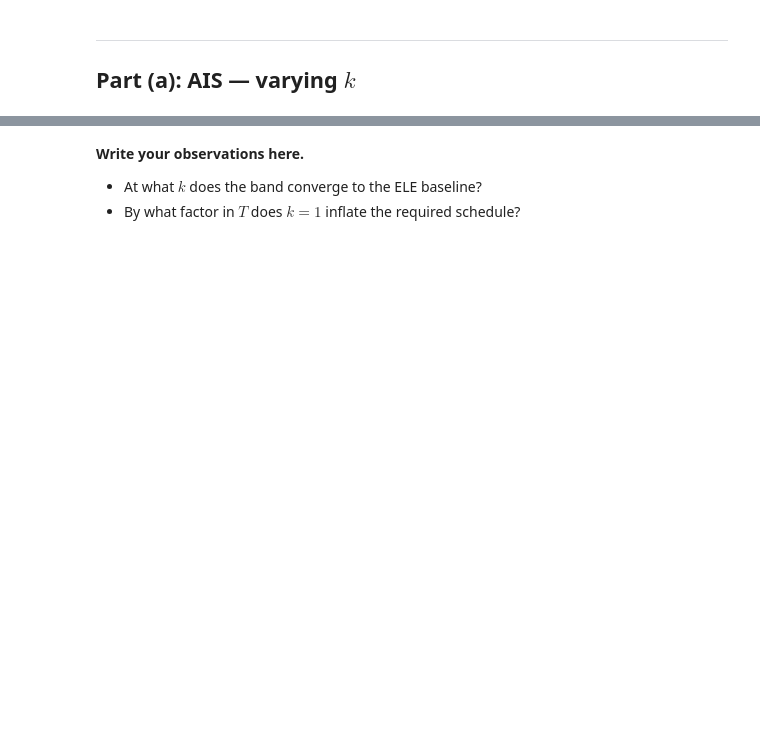
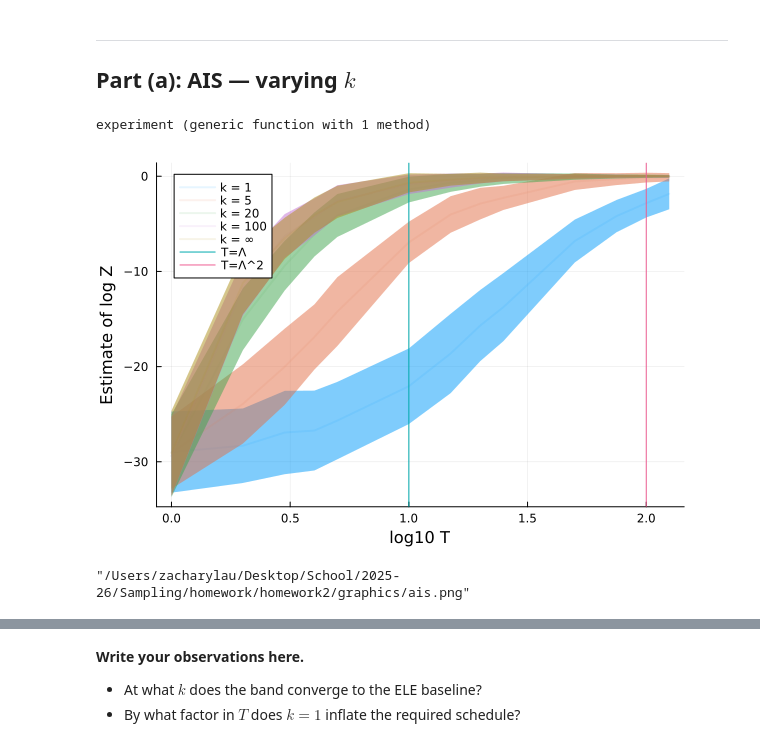
Before and after one commit to zach-lau/STAT547E-Homework, a Jupyter notebook: homework2/assignment2_template.ipynb, the cells around one changed output, grey strips where cells are left out. Drawn from its saved outputs; the diff is of its cells as text; code cells hidden in the pictures; blank space fills up the shorter version.

Commit message:
Finish homework 2

```diff
--- a/homework2/assignment2_template.ipynb
+++ b/homework2/assignment2_template.ipynb
@@ -201,3 +112,71 @@ const M_REP = 20   # 20 replicates — enough to see the band shape
 # %% [markdown]
 ---
 ## Part (a): AIS — varying $k$
+# %%
+ks  = [1, 5, 20, 100]
+N = 100
+μ = 10
+σ_prop = 0.5
+seed = 42
+# From previous work we know Λ is 10, thus we don't really need
+# that many levels
+T_grid = [1, 2, 3, 4, 5, 10, 15, 20, 25, 50, 75, 100, 125]
+
+function experiment(rwm_func, ele_func)
+    all_means = []
+    all_stds = []
+    labels = []
+
+    # Finite walk RWM
+    for k in ks
+        est_fn(T) = rwm_func(μ, T, N, k, σ_prop; rng=Random.default_rng(seed))
+        means, stds = logz_stats(est_fn, T_grid, M_REP)
+        push!(all_means, means)
+        push!(all_stds, stds)
+        push!(labels, "k = $k")
+    end
+
+    # Compute ELE estimate
+    est_ele(T) = ele_func(μ, T, N; rng=Random.default_rng(seed))
+    ele_means, ele_stds = logz_stats(est_ele, T_grid, M_REP)
+
+    push!(all_means, ele_means)
+    push!(all_stds, ele_stds)
+    push!(labels, "k = ∞")
+
+    # plot(plots..., ylims=(-40, 5))
+
+    plots = []
+    # ymin = minimum([minimum(means .- stds) for (means, stds) in zip(all_means, all_stds)])
+    # ymax = maximum([maximum(means .+ stds) for (means, stds) in zip(all_means, all_stds)])
+    Λ = μ # see exercise 2
+
+    p = plot(
+        xlabel="log10 T",
+        ylabel="Estimate of log Z",
+    )
+
+    for (means, stds, label) in zip(all_means, all_stds, labels)
+        plot!(p,
+            log10.(T_grid),
+            means,
+            ribbon=stds,
+            alpha = 0.1,
+            lw = 2,
+            label = label
+        )
+        # push!(plots, p)
+    end
+    vline!([log10(Λ)], label = "T=Λ")
+    vline!([2*log10(Λ)], label= "T=Λ^2")
+    return p, all_means, all_stds, labels
+end
+# %% [output]
+experiment (generic function with 1 method)
+# %%
+p, ais_mean, ais_std, labels = experiment(ais_rwm, ais_ele)
+display(p)
+savefig("./graphics/ais.png")
+# %% [output]
+[figure, added]
+"/Users/zacharylau/Desktop/School/2025-26/Sampling/homework/homework2/graphics/ais.png"
```
Also changed, not shown: parts of 12 cells of this notebook, 1 other file.
